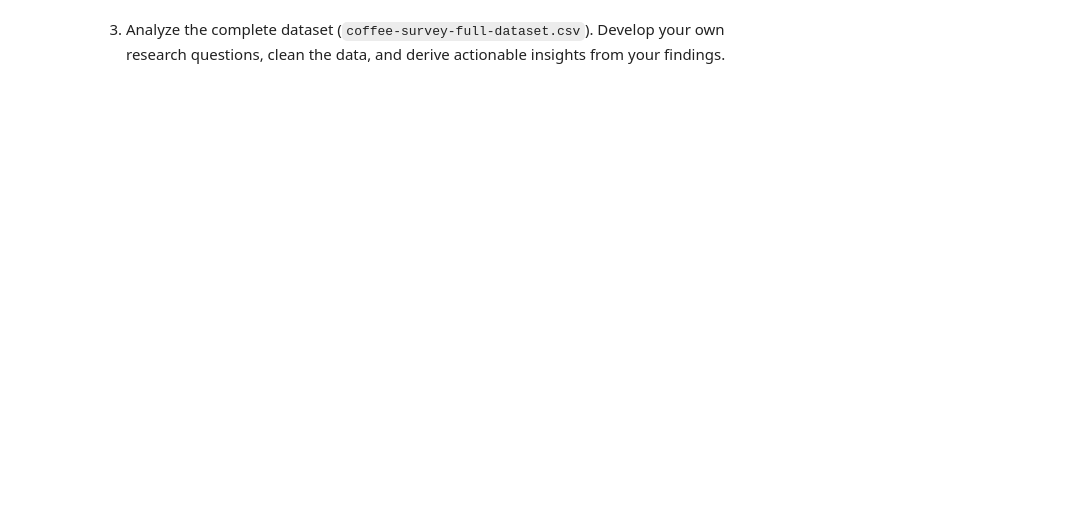
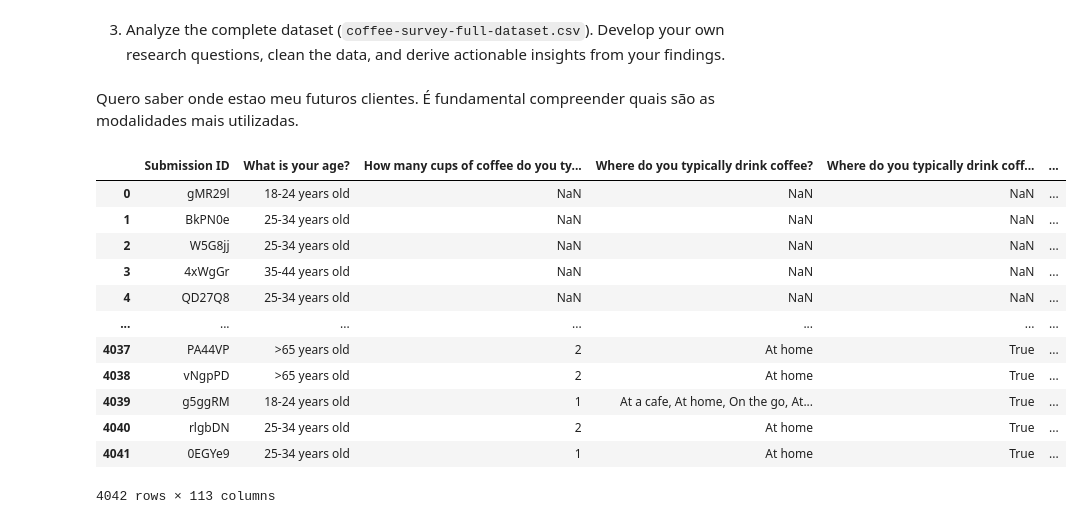
Before and after one commit to teubragaa/Ci-ncia-de-Dados-com-Python---EsCom-, a Jupyter notebook: A plant-Based Coffee Shop/analise_coffe.ipynb, the cells around one changed output. Cells and saved outputs as stored; diff of their text form; code cells hidden in the pictures; blank space fills up the shorter version.

```diff
--- a/A plant-Based Coffee Shop/analise_coffe.ipynb
+++ b/A plant-Based Coffee Shop/analise_coffe.ipynb
@@ -302,2 +411,24 @@ plt.show()
 # %% [markdown]
 3. Analyze the complete dataset (`coffee-survey-full-dataset.csv`). Develop your own research questions, clean the data, and derive actionable insights from your findings.
+# %% [markdown]
+Quero saber onde estao meu futuros clientes. É fundamental compreender quais são as modalidades mais utilizadas.
+# %%
+import pandas as pd
+import matplotlib.pyplot as plt
+
+cff = pd.read_csv('data/coffee-survey-full-dataset.csv')
+cff
+# %% [output]
+|  | Submission ID | What is your age? | How many cups of coffee do you ty... | Where do you typically drink coffee? | Where do you typically drink coff... | ... |
+| 0 | gMR29l | 18-24 years old | NaN | NaN | NaN | ... |
+| 1 | BkPN0e | 25-34 years old | NaN | NaN | NaN | ... |
+| 2 | W5G8jj | 25-34 years old | NaN | NaN | NaN | ... |
+| 3 | 4xWgGr | 35-44 years old | NaN | NaN | NaN | ... |
+| 4 | QD27Q8 | 25-34 years old | NaN | NaN | NaN | ... |
+| ... | ... | ... | ... | ... | ... | ... |
+| 4037 | PA44VP | >65 years old | 2 | At home | True | ... |
+| 4038 | vNgpPD | >65 years old | 2 | At home | True | ... |
+| 4039 | g5ggRM | 18-24 years old | 1 | At a cafe, At home, On the go, At... | True | ... |
+| 4040 | rlgbDN | 25-34 years old | 2 | At home | True | ... |
+| 4041 | 0EGYe9 | 25-34 years old | 1 | At home | True | ... |
+4042 rows × 113 columns
```
Also changed, not shown: parts of 20 cells of this notebook.
